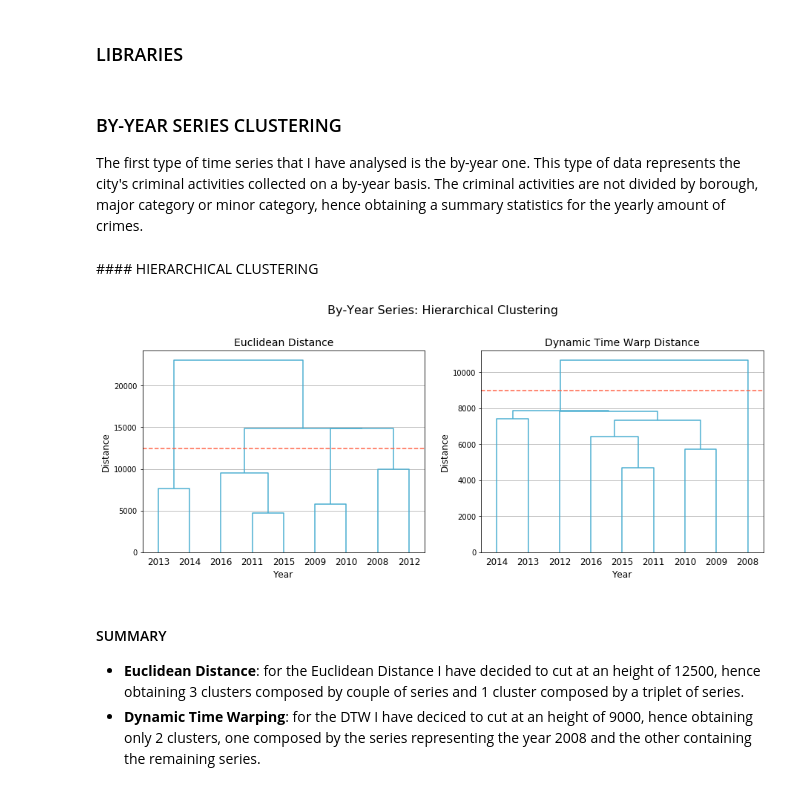
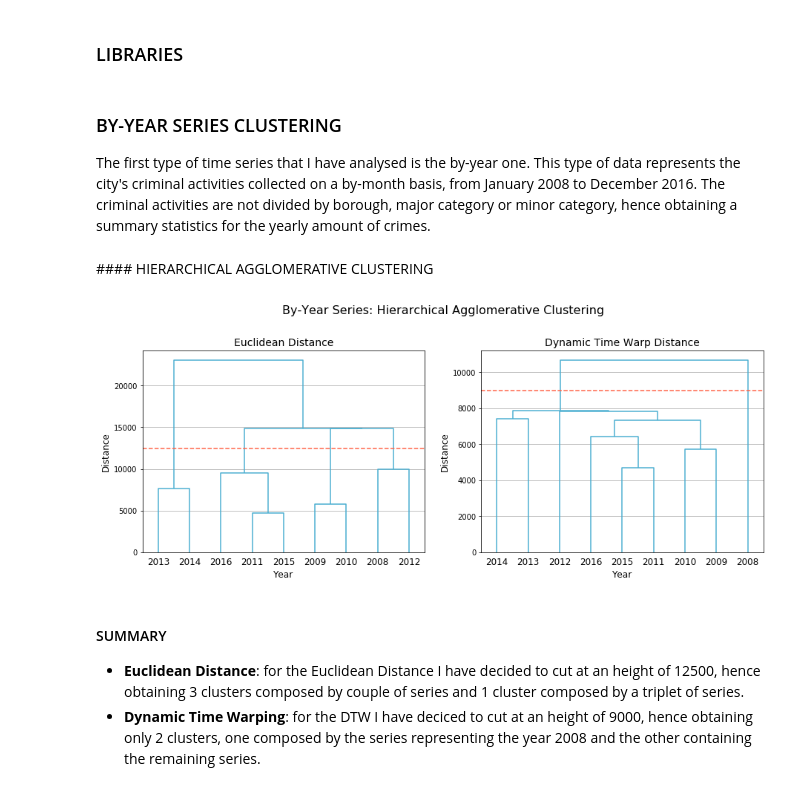
Before and after one commit to germz01/london_crime_data_analysis, a Jupyter notebook: notebooks/cluster_analysis.ipynb, the cells around one changed output. Drawn from its saved outputs; the diff is of its cells as text; code cells hidden in the pictures.

```diff
--- a/notebooks/cluster_analysis.ipynb
+++ b/notebooks/cluster_analysis.ipynb
@@ -35,8 +35,9 @@ from sklearn.metrics import silhouette_score
 ### BY-YEAR SERIES CLUSTERING
 
 The first type of time series that I have analysed is the by-year one. This type of data represents the city's
-criminal activities collected on a by-year basis. The criminal activities are not divided by borough, major category
-or minor category, hence obtaining a summary statistics for the yearly amount of crimes.
+criminal activities collected on a by-month basis, from January 2008 to December 2016. The criminal activities are
+not divided by borough, major category or minor category, hence obtaining a summary statistics for the yearly amount
+of crimes.
 # %%
 df = pd.read_csv('../data/time_series/ts_total.csv', index_col='date',
                  parse_dates=True)
@@ -45,36 +46,37 @@ ts_by_year_matrix = np.array(
     [df.loc['{}-01-01'.format(year):'{}-12-01'.format(year)].values.
      reshape(1, -1)[0] for year in range(2008, 2017)])
 # %% [markdown]
-#### HIERARCHICAL CLUSTERING
+#### HIERARCHICAL AGGLOMERATIVE CLUSTERING
 # %%
 plt.figure(figsize=(15, 5))
 
-plt.suptitle('By-Year Series: Hierarchical Clustering', fontsize=16, y=1.05)
+plt.suptitle('By-Year Series: Hierarchical Agglomerative Clustering',
+             fontsize=16, y=1.05)
 
 plt.subplot(1, 2, 1)
 dendrogram(linkage(ts_by_year_matrix, method='ward', metric='euclidean'),
            labels=range(2008, 2017), link_color_func=lambda k: '#4bafd1')
 plt.axhline(y=12500, color='tomato', linestyle='--')
 plt.grid(axis='y')
 plt.title('Euclidean Distance', fontsize=14)
 plt.xlabel('Year', fontsize=12)
 plt.ylabel('Distance', fontsize=12)
 
 plt.subplot(1, 2, 2)
 model = clustering.HierarchicalTree(clustering.
                                      Hierarchical(dtw.distance_matrix, {}))
 cluster_idx = model.fit(ts_by_year_matrix)
 dendrogram(model.linkage, labels=range(2008, 2017),
            link_color_func=lambda k: '#4bafd1')
 plt.axhline(y=9000, color='tomato', linestyle='--')
 plt.title('Dynamic Time Warp Distance', fontsize=14)
 plt.grid(axis='y')
 plt.xlabel('Year', fontsize=12)
 plt.ylabel('Distance', fontsize=12)
 
 plt.savefig('../imgs/clustering/by_year_hierarchical.pdf', bbox_inches='tight')
 # %% [output]
-[figure, old version]
+[figure, new version]
 # %% [markdown]
 #### SUMMARY
 
```
Also changed, not shown: parts of 17 cells of this notebook, 6 other files.
